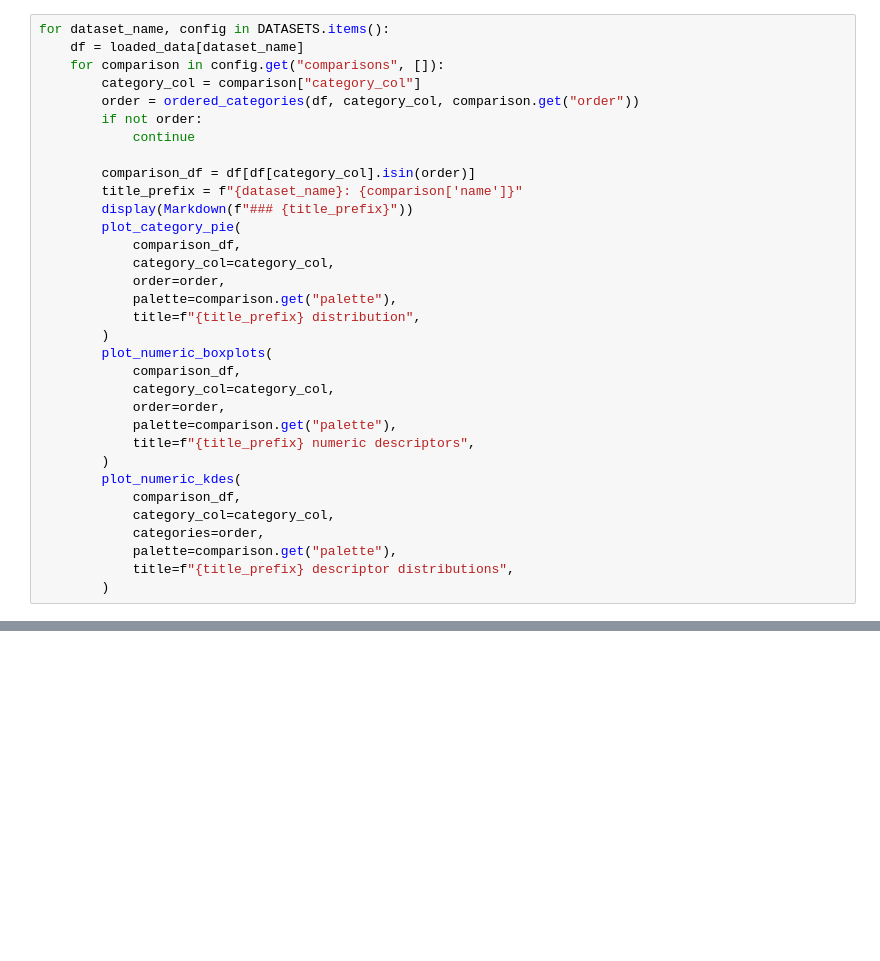
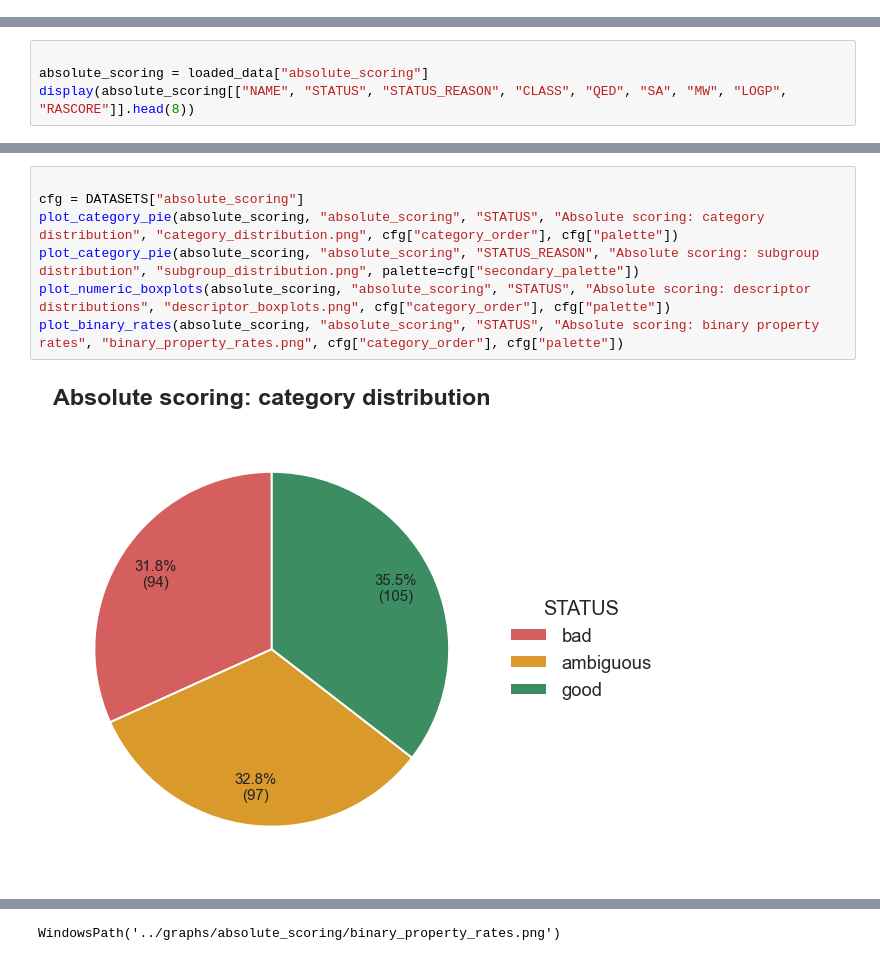
Before and after one commit to Yaroslavna3/chemai-project, a Jupyter notebook: eda/benchmark_eda.ipynb, the cells around one changed output, grey strips where cells are left out. Cells and saved outputs as stored; diff of their text form; blank space fills up the shorter version.

```diff
--- a/eda/benchmark_eda.ipynb
+++ b/eda/benchmark_eda.ipynb
@@ -385,33 +0,0 @@ pair_stability: 97 rows, 20 columns
-# %%
-for dataset_name, config in DATASETS.items():
-    df = loaded_data[dataset_name]
-    for comparison in config.get("comparisons", []):
-        category_col = comparison["category_col"]
-        order = ordered_categories(df, category_col, comparison.get("order"))
-        if not order:
-            continue
-
-        comparison_df = df[df[category_col].isin(order)]
-        title_prefix = f"{dataset_name}: {comparison['name']}"
-        display(Markdown(f"### {title_prefix}"))
-        plot_category_pie(
-            comparison_df,
-            category_col=category_col,
-            order=order,
-            palette=comparison.get("palette"),
-            title=f"{title_prefix} distribution",
-        )
-        plot_numeric_boxplots(
-            comparison_df,
-            category_col=category_col,
-            order=order,
-            palette=comparison.get("palette"),
-            title=f"{title_prefix} numeric descriptors",
-        )
-        plot_numeric_kdes(
-            comparison_df,
-            category_col=category_col,
-            categories=order,
-            palette=comparison.get("palette"),
-            title=f"{title_prefix} descriptor distributions",
-        )
@@ -485,0 +245,4 @@ for file_name in INPUT_FILES:
+# %%
+
+absolute_scoring = loaded_data["absolute_scoring"]
+display(absolute_scoring[["NAME", "STATUS", "STATUS_REASON", "CLASS", "QED", "SA", "MW", "LOGP", "RASCORE"]].head(8))
@@ -485,0 +259,9 @@ for file_name in INPUT_FILES:
+# %%
+
+cfg = DATASETS["absolute_scoring"]
+plot_category_pie(absolute_scoring, "absolute_scoring", "STATUS", "Absolute scoring: category distribution", "category_distribution.png", cfg["category_order"], cfg["palette"])
+plot_category_pie(absolute_scoring, "absolute_scoring", "STATUS_REASON", "Absolute scoring: subgroup distribution", "subgroup_distribution.png", palette=cfg["secondary_palette"])
+plot_numeric_boxplots(absolute_scoring, "absolute_scoring", "STATUS", "Absolute scoring: descriptor distributions", "descriptor_boxplots.png", cfg["category_order"], cfg["palette"])
+plot_binary_rates(absolute_scoring, "absolute_scoring", "STATUS", "Absolute scoring: binary property rates", "binary_property_rates.png", cfg["category_order"], cfg["palette"])
+# %% [output]
+[figure, added]
@@ -485,0 +290 @@ for file_name in INPUT_FILES:
+WindowsPath('../graphs/absolute_scoring/binary_property_rates.png')
```
Also changed, not shown: parts of 32 cells of this notebook, 12 other files.
